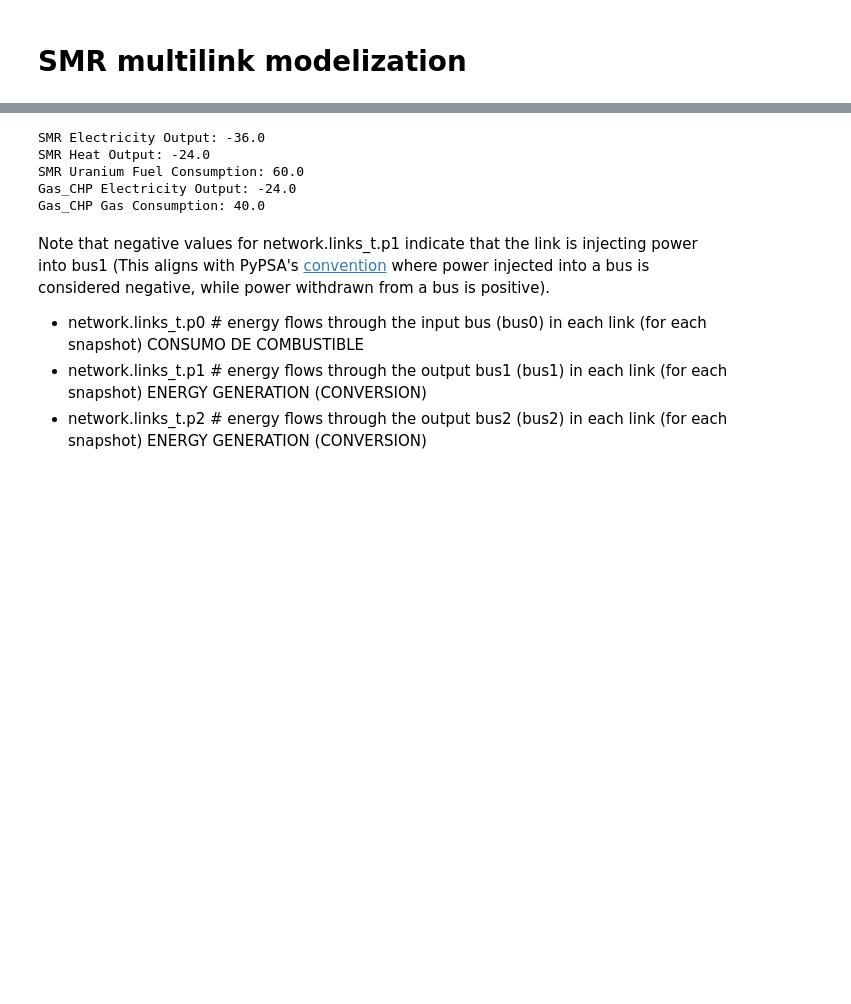
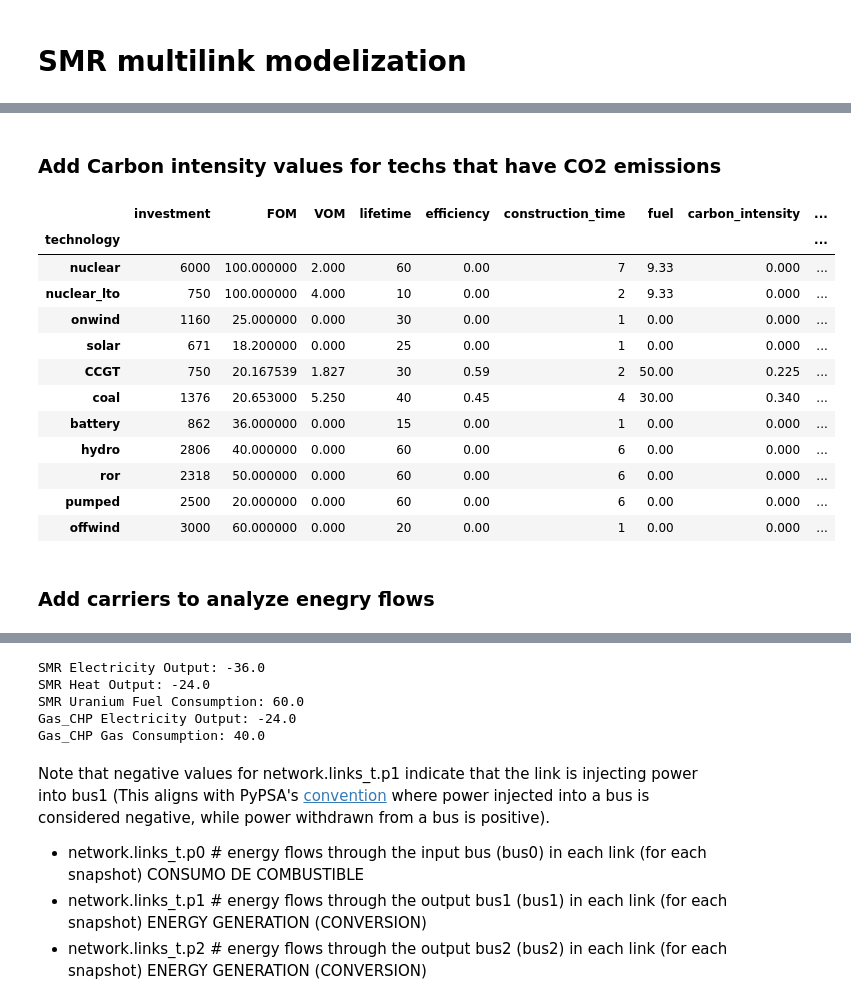
Before and after one commit to C-ansi-eof/SIDNE-Model, a Jupyter notebook: SMR_multilink.ipynb, the cells around one changed output, grey strips where cells are left out. Saved outputs shown, nothing was run; the diff lists cells and outputs as text; code cells hidden in the pictures; blank space fills up the shorter version.

Commit message:
set costs1_ 3 March

```diff
--- a/SMR_multilink.ipynb
+++ b/SMR_multilink.ipynb
@@ -11,0 +157,36 @@ import pypsa
+# %%
+#annualiazed investment costs
+
+lifetime= cost["lifetime"].values
+
+annualized_inv=[packages.annualized(val, cost.loc["CCGT","rate"], lifetime[i])*1000 for i, val
+in enumerate(cost["investment"].values)] #USD/MW/y
+
+#Add to dataframe cost
+cost["annualized_investment"]=annualized_inv
+# %% [markdown]
+### Add Carbon intensity values for techs that have CO2 emissions
+# %%
+#Adding carbon intensity in tCO2/MWh_th
+
+cost["carbon_intensity"] = cost["carbon_intensity"].astype(float)
+
+cost.loc["CCGT", "carbon_intensity"]=cost.loc["CCGT", "carbon_intensity"]*0.5/1000
+cost.loc["coal", "carbon_intensity"]=cost.loc["coal", "carbon_intensity"]*0.4/1000
+cost
+# %% [output]
+|  | investment | FOM | VOM | lifetime | efficiency | construction_time | fuel | carbon_intensity | ... |
+| technology |  |  |  |  |  |  |  |  | ... |
+| nuclear | 6000 | 100.000000 | 2.000 | 60 | 0.00 | 7 | 9.33 | 0.000 | ... |
+| nuclear_lto | 750 | 100.000000 | 4.000 | 10 | 0.00 | 2 | 9.33 | 0.000 | ... |
+| onwind | 1160 | 25.000000 | 0.000 | 30 | 0.00 | 1 | 0.00 | 0.000 | ... |
+| solar | 671 | 18.200000 | 0.000 | 25 | 0.00 | 1 | 0.00 | 0.000 | ... |
+| CCGT | 750 | 20.167539 | 1.827 | 30 | 0.59 | 2 | 50.00 | 0.225 | ... |
+| coal | 1376 | 20.653000 | 5.250 | 40 | 0.45 | 4 | 30.00 | 0.340 | ... |
+| battery | 862 | 36.000000 | 0.000 | 15 | 0.00 | 1 | 0.00 | 0.000 | ... |
+| hydro | 2806 | 40.000000 | 0.000 | 60 | 0.00 | 6 | 0.00 | 0.000 | ... |
+| ror | 2318 | 50.000000 | 0.000 | 60 | 0.00 | 6 | 0.00 | 0.000 | ... |
+| pumped | 2500 | 20.000000 | 0.000 | 60 | 0.00 | 6 | 0.00 | 0.000 | ... |
+| offwind | 3000 | 60.000000 | 0.000 | 20 | 0.00 | 1 | 0.00 | 0.000 | ... |
+# %% [markdown]
+### Add carriers to analyze enegry flows
```
Also changed, not shown: parts of 20 cells of this notebook, 3 other files.
